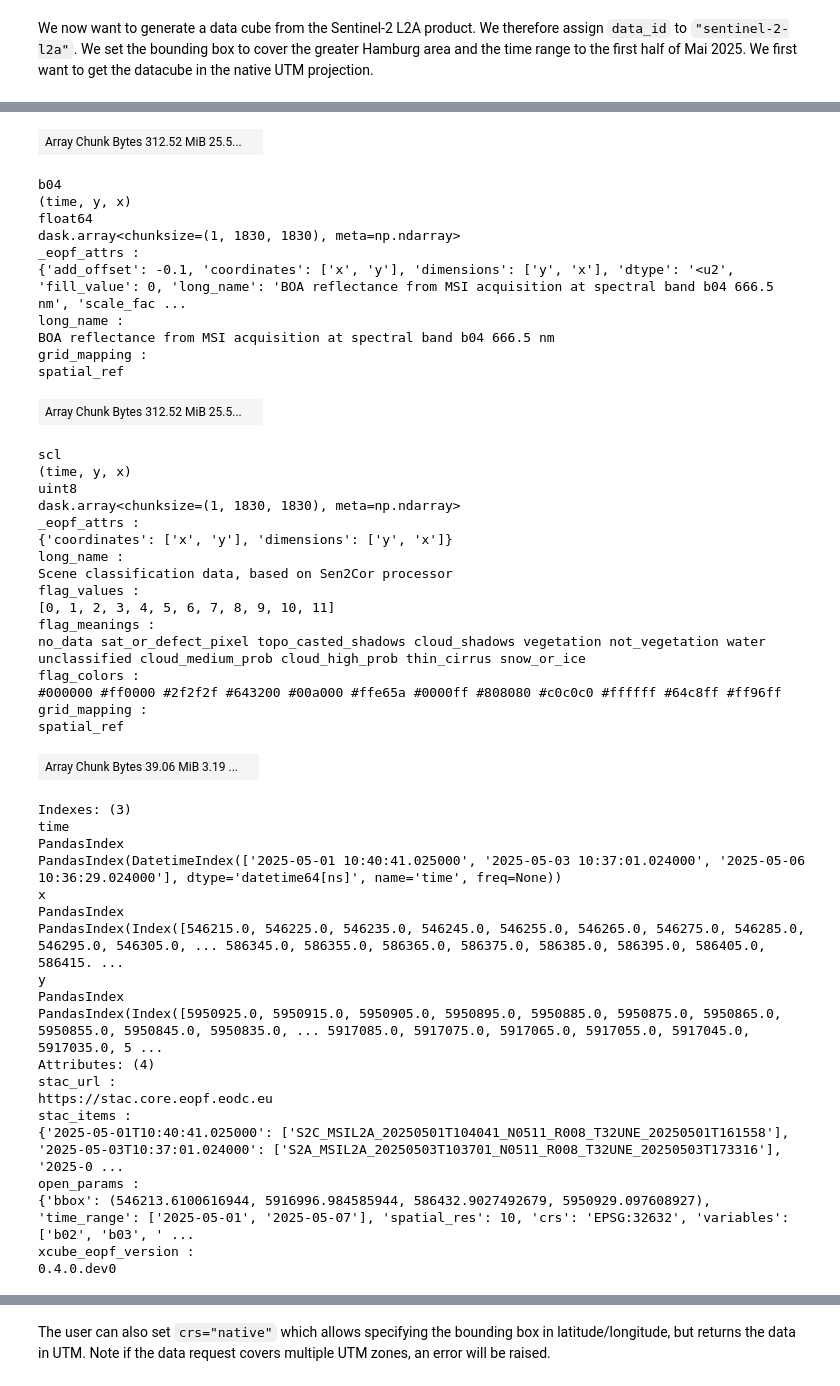
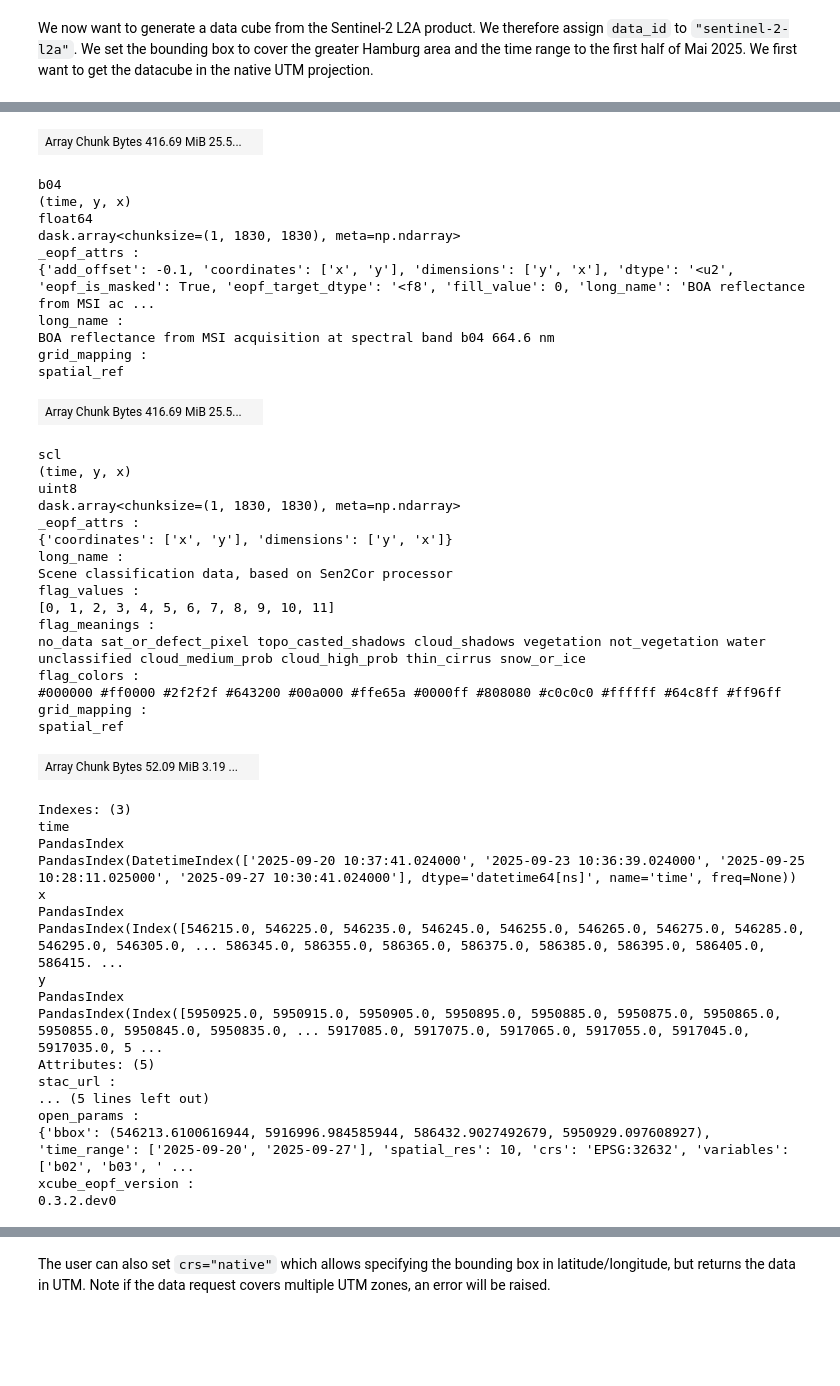
Before and after one commit to EOPF-Sample-Service/xcube-eopf, a Jupyter notebook: examples/sentinel_2.ipynb, the cells around one changed output, grey strips where cells are left out. Saved outputs shown, nothing was run; the diff lists cells and outputs as text; code cells hidden in the pictures; blank space fills up the shorter version.

```diff
--- a/examples/sentinel_2.ipynb
+++ b/examples/sentinel_2.ipynb
@@ -53,7 +53,7 @@ bbox_utm = reproject_bbox(bbox, "EPSG:4326", crs_utm)
 ds = store.open_data(
     data_id="sentinel-2-l2a",
     bbox=bbox_utm,
-    time_range=["2025-05-01", "2025-05-07"],
+    time_range=["2025-09-20", "2025-09-27"],
     spatial_res=10,
     crs=crs_utm,
     variables=["b02", "b03", "b04", "scl"],
@@ -91,53 +91,51 @@ BOA reflectance from MSI acquisition at spectral band b03 560.6 nm
 grid_mapping :
 spatial_ref
-| Array Chunk Bytes 312.52 MiB 25.5... |  |
+| Array Chunk Bytes 416.69 MiB 25.5... |  |
 b04
 (time, y, x)
 float64
 dask.array<chunksize=(1, 1830, 1830), meta=np.ndarray>
 _eopf_attrs :
-{'add_offset': -0.1, 'coordinates': ['x', 'y'], 'dimensions': ['y', 'x'], 'dtype': '<u2', 'fill_value': 0, 'long_name': 'BOA reflectance from MSI acquisition at spectral band b04 666.5 nm', 'scale_fac ...
+{'add_offset': -0.1, 'coordinates': ['x', 'y'], 'dimensions': ['y', 'x'], 'dtype': '<u2', 'eopf_is_masked': True, 'eopf_target_dtype': '<f8', 'fill_value': 0, 'long_name': 'BOA reflectance from MSI ac ...
 long_name :
-BOA reflectance from MSI acquisition at spectral band b04 666.5 nm
+BOA reflectance from MSI acquisition at spectral band b04 664.6 nm
 grid_mapping :
 spatial_ref
-| Array Chunk Bytes 312.52 MiB 25.5... |  |
+| Array Chunk Bytes 416.69 MiB 25.5... |  |
 scl
 (time, y, x)
 uint8
 dask.array<chunksize=(1, 1830, 1830), meta=np.ndarray>
 _eopf_attrs :
 {'coordinates': ['x', 'y'], 'dimensions': ['y', 'x']}
 long_name :
 Scene classification data, based on Sen2Cor processor
 flag_values :
 [0, 1, 2, 3, 4, 5, 6, 7, 8, 9, 10, 11]
 flag_meanings :
 no_data sat_or_defect_pixel topo_casted_shadows cloud_shadows vegetation not_vegetation water unclassified cloud_medium_prob cloud_high_prob thin_cirrus snow_or_ice
 flag_colors :
 #000000 #ff0000 #2f2f2f #643200 #00a000 #ffe65a #0000ff #808080 #c0c0c0 #ffffff #64c8ff #ff96ff
 grid_mapping :
 spatial_ref
-| Array Chunk Bytes 39.06 MiB 3.19 ... |  |
+| Array Chunk Bytes 52.09 MiB 3.19 ... |  |
 Indexes: (3)
 time
 PandasIndex
-PandasIndex(DatetimeIndex(['2025-05-01 10:40:41.025000', '2025-05-03 10:37:01.024000', '2025-05-06 10:36:29.024000'], dtype='datetime64[ns]', name='time', freq=None))
+PandasIndex(DatetimeIndex(['2025-09-20 10:37:41.024000', '2025-09-23 10:36:39.024000', '2025-09-25 10:28:11.025000', '2025-09-27 10:30:41.024000'], dtype='datetime64[ns]', name='time', freq=None))
 x
 PandasIndex
 PandasIndex(Index([546215.0, 546225.0, 546235.0, 546245.0, 546255.0, 546265.0, 546275.0, 546285.0, 546295.0, 546305.0, ... 586345.0, 586355.0, 586365.0, 586375.0, 586385.0, 586395.0, 586405.0, 586415. ...
 y
 PandasIndex
 PandasIndex(Index([5950925.0, 5950915.0, 5950905.0, 5950895.0, 5950885.0, 5950875.0, 5950865.0, 5950855.0, 5950845.0, 5950835.0, ... 5917085.0, 5917075.0, 5917065.0, 5917055.0, 5917045.0, 5917035.0, 5 ...
-Attributes: (4)
+Attributes: (5)
 stac_url :
-https://stac.core.eopf.eodc.eu
-stac_items :
-{'2025-05-01T10:40:41.025000': ['S2C_MSIL2A_20250501T104041_N0511_R008_T32UNE_20250501T161558'], '2025-05-03T10:37:01.024000': ['S2A_MSIL2A_20250503T103701_N0511_R008_T32UNE_20250503T173316'], '2025-0 ...
+... (5 lines left out)
 open_params :
-{'bbox': (546213.6100616944, 5916996.984585944, 586432.9027492679, 5950929.097608927), 'time_range': ['2025-05-01', '2025-05-07'], 'spatial_res': 10, 'crs': 'EPSG:32632', 'variables': ['b02', 'b03', ' ...
+{'bbox': (546213.6100616944, 5916996.984585944, 586432.9027492679, 5950929.097608927), 'time_range': ['2025-09-20', '2025-09-27'], 'spatial_res': 10, 'crs': 'EPSG:32632', 'variables': ['b02', 'b03', ' ...
 xcube_eopf_version :
-0.4.0.dev0
+0.3.2.dev0
 # %%
 %%time
 ds.b04.isel(time=0)[::10, ::10].plot(vmin=0, vmax=0.2)
```
Also changed, not shown: parts of 7 cells of this notebook, 7 other files.
